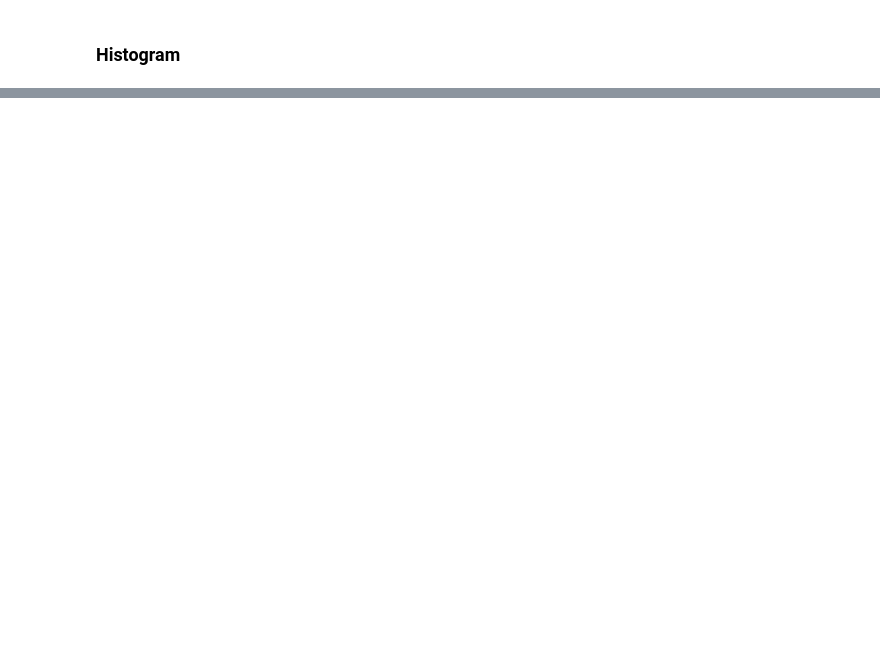
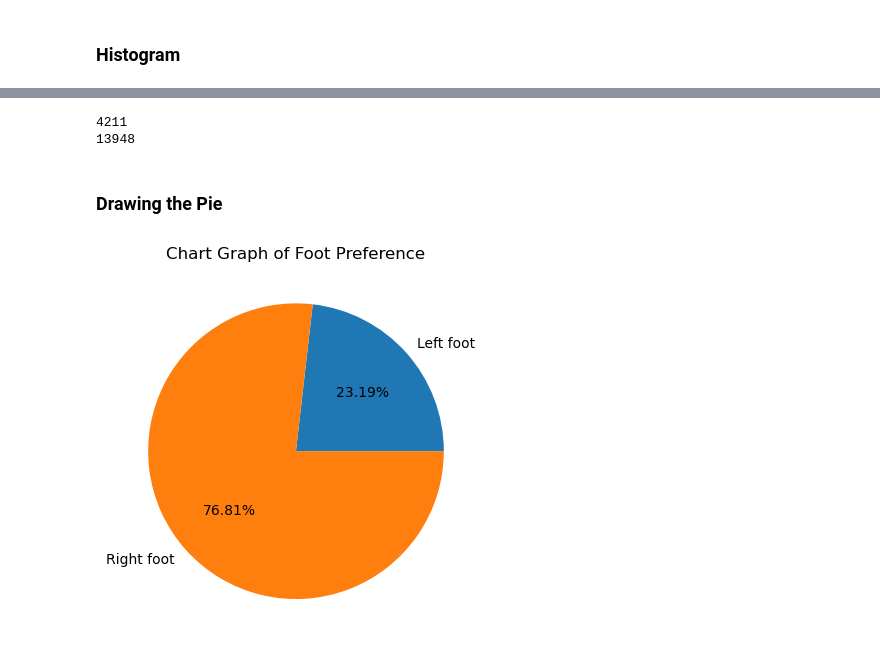
Before and after one commit to gilbertmunuotz/IPT-Roadmap, a Jupyter notebook: HandsOnPrac.ipynb, the cells around one changed output, grey strips where cells are left out. Cells and saved outputs as stored; diff of their text form; code cells hidden in the pictures; blank space fills up the shorter version.

```diff
--- a/HandsOnPrac.ipynb
+++ b/HandsOnPrac.ipynb
@@ -75,0 +80,19 @@ plt.show()
+# %%
+left_foot = fifa_data.loc[fifa_data["Preferred Foot"] == "Left"]
+right_foot = fifa_data.loc[fifa_data["Preferred Foot"] == "Right"]
+print(left_foot.shape[0]) # number of rows where Preferred Foot is Left
+print(right_foot.shape[0]) # number of rows where Preferred Foot is Right
+# %% [output]
+4211
+13948
+# %% [markdown]
+### Drawing the Pie
+# %%
+# Grab the values first
+values = [left_foot.shape[0], right_foot.shape[0]]
+labels = ["Left foot", "Right foot"]
+plt.pie(values, labels = labels, autopct = "%.2f%%")
+plt.title("Chart Graph of Foot Preference")
+plt.show()
+# %% [output]
+[figure, added]
```
Also changed, not shown: parts of 3 cells of this notebook.
